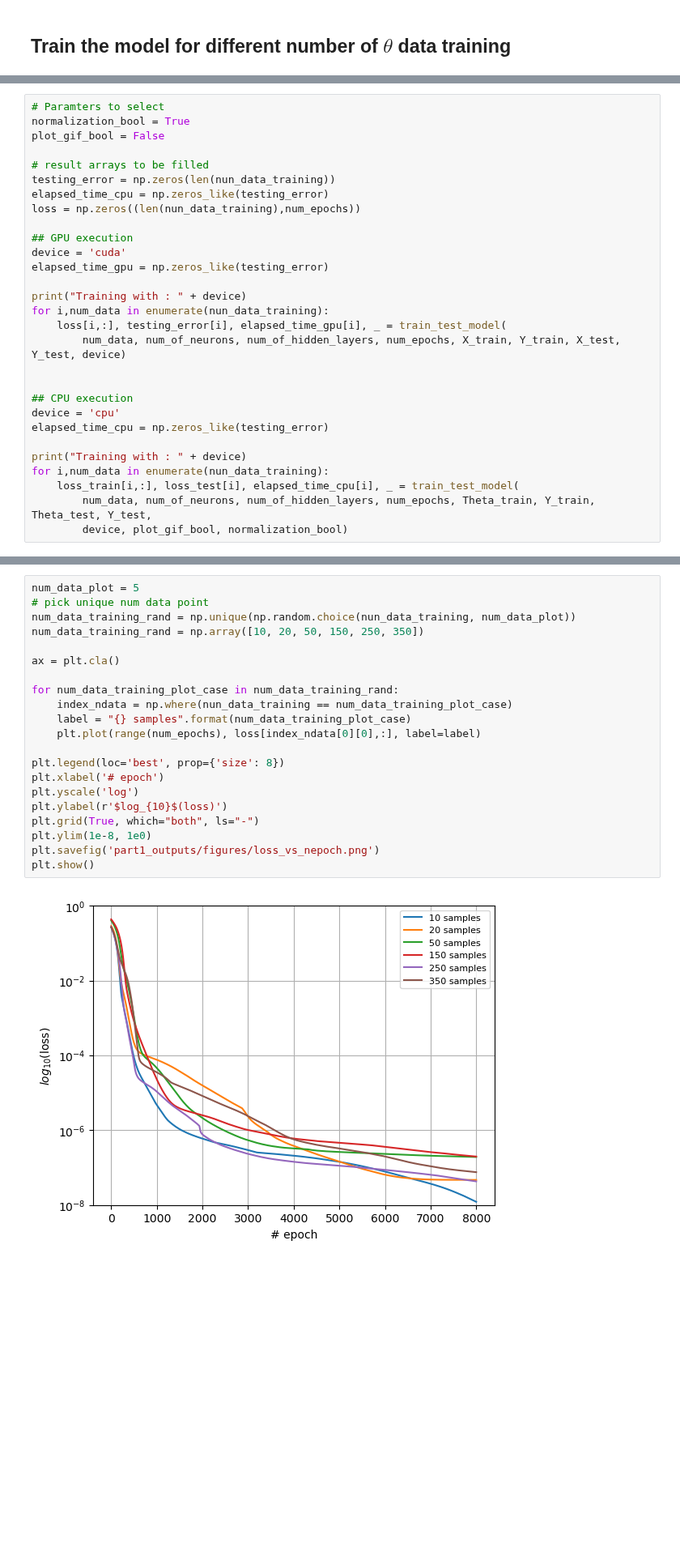
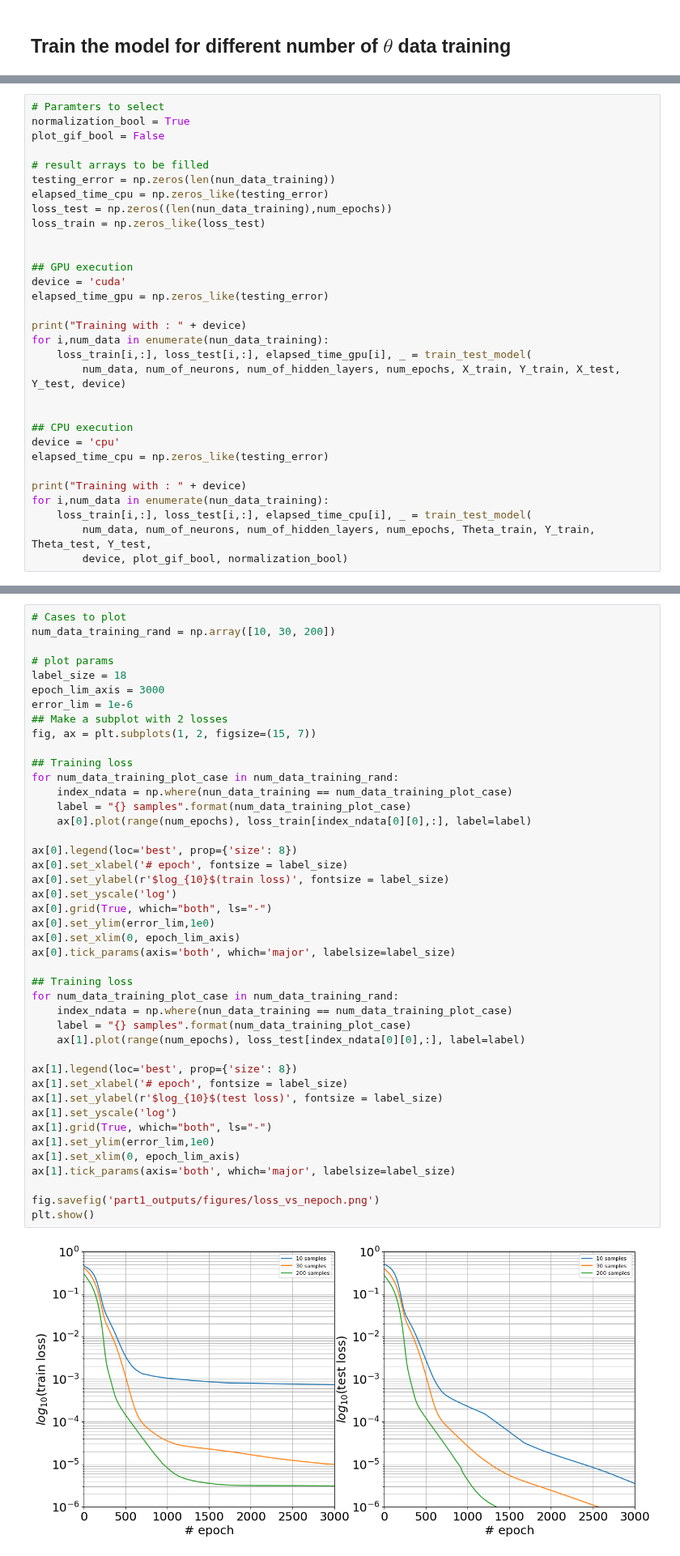
Before and after one commit to mvanzulli/Heat_Transfer_PINN, a Jupyter notebook: playground/Surrogate.ipynb, the cells around one changed output, grey strips where cells are left out. Shown at 81% size. Cells and saved outputs as stored; diff of their text form; blank space fills up the shorter version.

Commit message:
new plots generated :picture:

```diff
--- a/playground/Surrogate.ipynb
+++ b/playground/Surrogate.ipynb
@@ -468,7 +473,9 @@ plot_gif_bool = False
 # result arrays to be filled
 testing_error = np.zeros(len(nun_data_training))
 elapsed_time_cpu = np.zeros_like(testing_error)
-loss = np.zeros((len(nun_data_training),num_epochs))
+loss_test = np.zeros((len(nun_data_training),num_epochs))
+loss_train = np.zeros_like(loss_test)
+
 
 ## GPU execution
 device = 'cuda'
@@ -476,7 +483,7 @@ elapsed_time_gpu = np.zeros_like(testing_error)
 
 print("Training with : " + device)
 for i,num_data in enumerate(nun_data_training):
-    loss[i,:], testing_error[i], elapsed_time_gpu[i], _ = train_test_model(
+    loss_train[i,:], loss_test[i,:], elapsed_time_gpu[i], _ = train_test_model(
         num_data, num_of_neurons, num_of_hidden_layers, num_epochs, X_train, Y_train, X_test, Y_test, device)
 
 
@@ -486,7 +493,7 @@ elapsed_time_cpu = np.zeros_like(testing_error)
 
 print("Training with : " + device)
 for i,num_data in enumerate(nun_data_training):
-    loss_train[i,:], loss_test[i], elapsed_time_cpu[i], _ = train_test_model(
+    loss_train[i,:], loss_test[i,:], elapsed_time_cpu[i], _ = train_test_model(
         num_data, num_of_neurons, num_of_hidden_layers, num_epochs, Theta_train, Y_train, Theta_test, Y_test,
         device, plot_gif_bool, normalization_bool)
 # %% [output]
@@ -512,26 +519,48 @@ With num_data_training: 390 the final loss is: 2.45428e-07
 # %%
-num_data_plot = 5
-# pick unique num data point
-num_data_training_rand = np.unique(np.random.choice(nun_data_training, num_data_plot))
-num_data_training_rand = np.array([10, 20, 50, 150, 250, 350])
+# Cases to plot
+num_data_training_rand = np.array([10, 30, 200])
 
-ax = plt.cla()
+# plot params
+label_size = 18
+epoch_lim_axis = 3000
+error_lim = 1e-6
+## Make a subplot with 2 losses
+fig, ax = plt.subplots(1, 2, figsize=(15, 7))
 
+## Training loss
 for num_data_training_plot_case in num_data_training_rand:
     index_ndata = np.where(nun_data_training == num_data_training_plot_case)
     label = "{} samples".format(num_data_training_plot_case)
-    plt.plot(range(num_epochs), loss[index_ndata[0][0],:], label=label)
+    ax[0].plot(range(num_epochs), loss_train[index_ndata[0][0],:], label=label)
 
-plt.legend(loc='best', prop={'size': 8})
-plt.xlabel('# epoch')
-plt.yscale('log')
-plt.ylabel(r'$log_{10}$(loss)')
-plt.grid(True, which="both", ls="-")
-plt.ylim(1e-8, 1e0)
-plt.savefig('part1_outputs/figures/loss_vs_nepoch.png')
+ax[0].legend(loc='best', prop={'size': 8})
+ax[0].set_xlabel('# epoch', fontsize = label_size)
+ax[0].set_ylabel(r'$log_{10}$(train loss)', fontsize = label_size)
+ax[0].set_yscale('log')
+ax[0].grid(True, which="both", ls="-")
+ax[0].set_ylim(error_lim,1e0)
+ax[0].set_xlim(0, epoch_lim_axis)
+ax[0].tick_params(axis='both', which='major', labelsize=label_size)
+
+## Training loss
+for num_data_training_plot_case in num_data_training_rand:
+    index_ndata = np.where(nun_data_training == num_data_training_plot_case)
+    label = "{} samples".format(num_data_training_plot_case)
+    ax[1].plot(range(num_epochs), loss_test[index_ndata[0][0],:], label=label)
+
+ax[1].legend(loc='best', prop={'size': 8})
+ax[1].set_xlabel('# epoch', fontsize = label_size)
+ax[1].set_ylabel(r'$log_{10}$(test loss)', fontsize = label_size)
+ax[1].set_yscale('log')
+ax[1].grid(True, which="both", ls="-")
+ax[1].set_ylim(error_lim,1e0)
+ax[1].set_xlim(0, epoch_lim_axis)
+ax[1].tick_params(axis='both', which='major', labelsize=label_size)
+
+fig.savefig('part1_outputs/figures/loss_vs_nepoch.png')
 plt.show()
 # %% [output]
-[figure, old version]
+[figure, new version]
 # %% [markdown]
 ## Test error vs number of data training samples
 # %%
```
Also changed, not shown: parts of 28 cells of this notebook, 5 other files.
